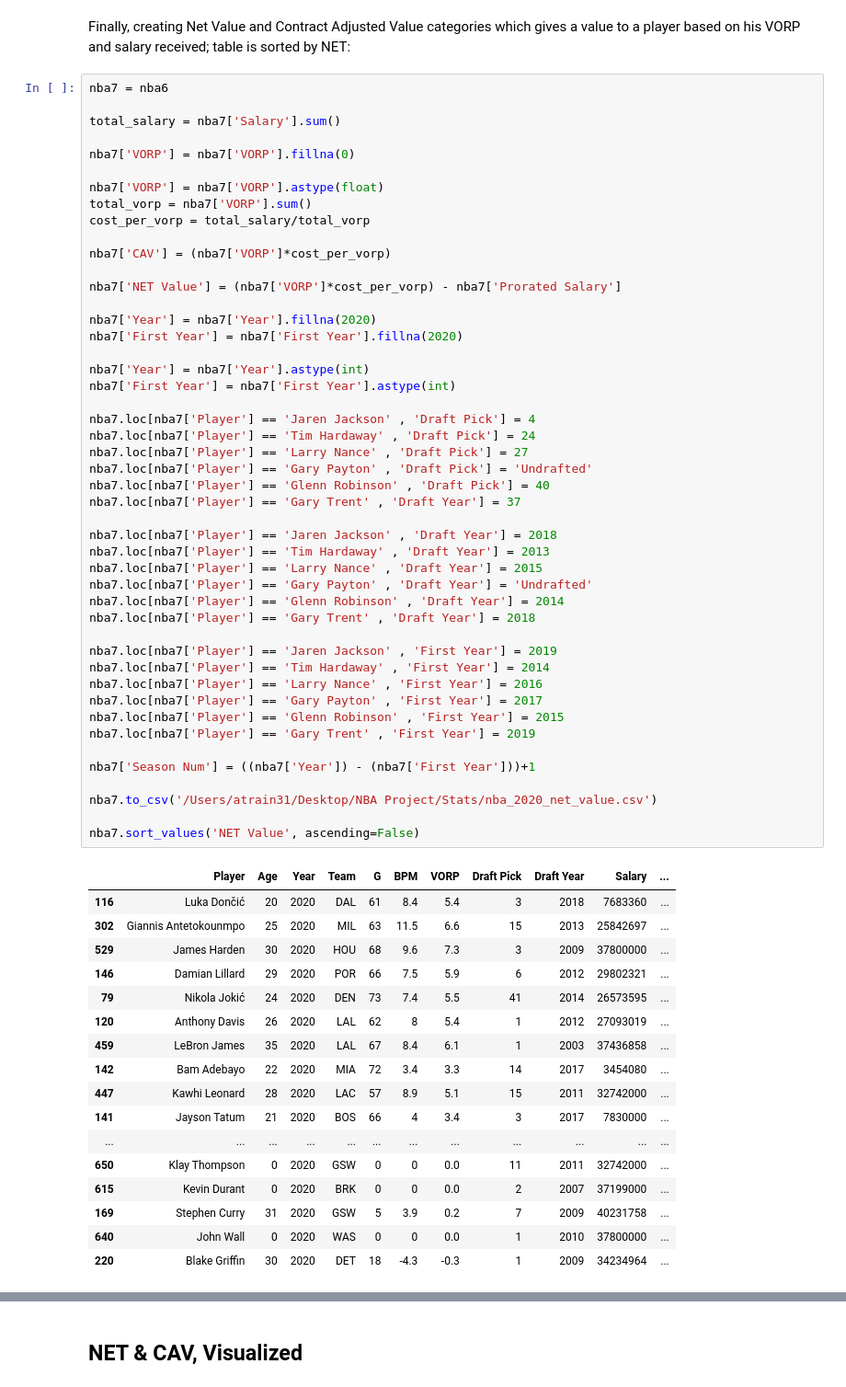
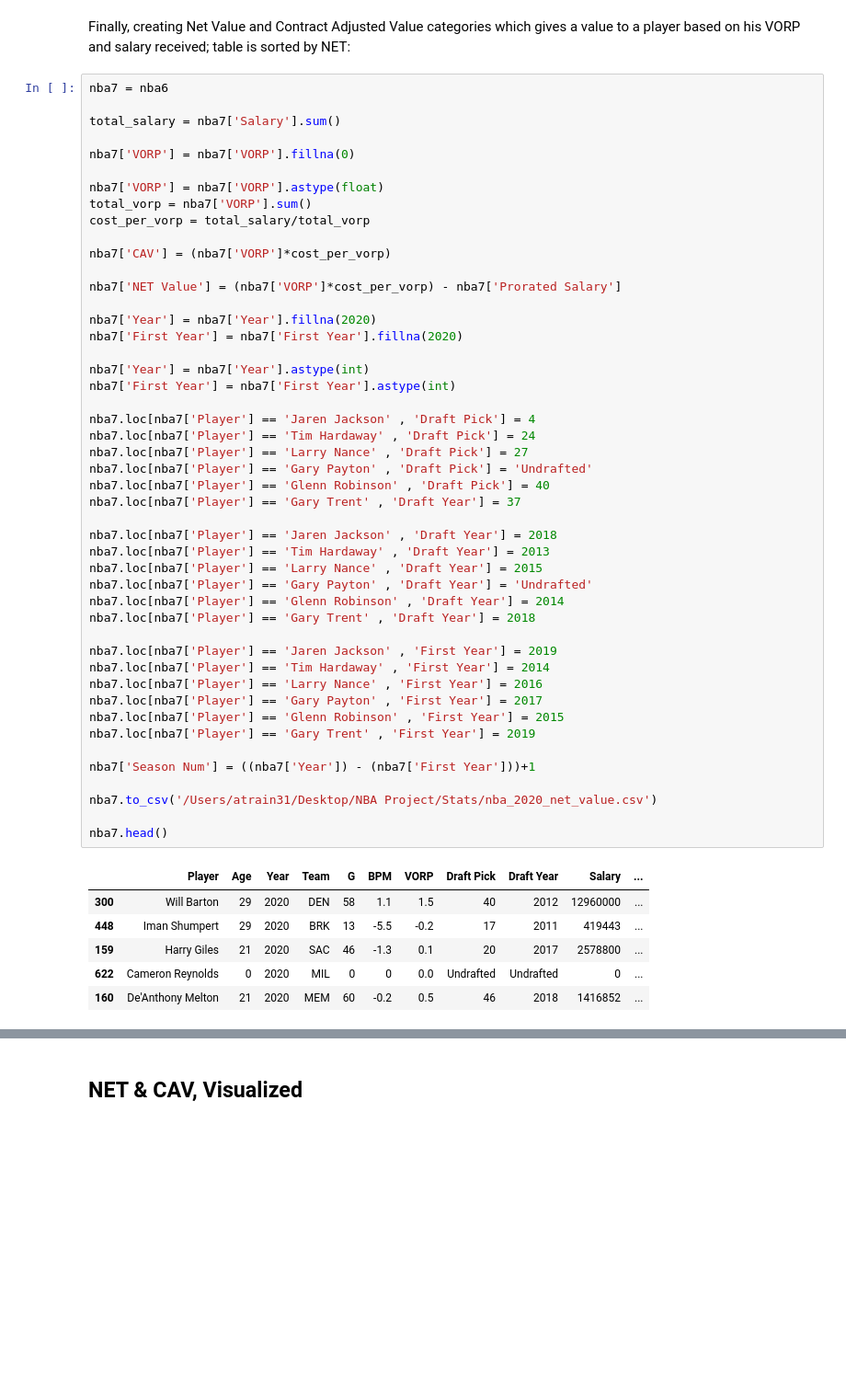
Before and after one commit to adamagovino/nba_project, a Jupyter notebook: Scrape - VORP Net Value 2019-20.ipynb, the cells around one changed output, grey strips where cells are left out. Shown: that part at 92% size. Drawn from its saved outputs; the diff is of its cells as text; blank space fills up the shorter version.

```diff
--- a/Scrape - VORP Net Value 2019-20.ipynb
+++ b/Scrape - VORP Net Value 2019-20.ipynb
@@ -426,47 +420,36 @@ nba7['First Year'] = nba7['First Year'].fillna(2020)
 nba7['Year'] = nba7['Year'].astype(int)
 nba7['First Year'] = nba7['First Year'].astype(int)
 
 nba7.loc[nba7['Player'] == 'Jaren Jackson' , 'Draft Pick'] = 4
 nba7.loc[nba7['Player'] == 'Tim Hardaway' , 'Draft Pick'] = 24
 nba7.loc[nba7['Player'] == 'Larry Nance' , 'Draft Pick'] = 27
 nba7.loc[nba7['Player'] == 'Gary Payton' , 'Draft Pick'] = 'Undrafted'
 nba7.loc[nba7['Player'] == 'Glenn Robinson' , 'Draft Pick'] = 40
 nba7.loc[nba7['Player'] == 'Gary Trent' , 'Draft Year'] = 37
 
 nba7.loc[nba7['Player'] == 'Jaren Jackson' , 'Draft Year'] = 2018
 nba7.loc[nba7['Player'] == 'Tim Hardaway' , 'Draft Year'] = 2013
 nba7.loc[nba7['Player'] == 'Larry Nance' , 'Draft Year'] = 2015
 nba7.loc[nba7['Player'] == 'Gary Payton' , 'Draft Year'] = 'Undrafted'
 nba7.loc[nba7['Player'] == 'Glenn Robinson' , 'Draft Year'] = 2014
 nba7.loc[nba7['Player'] == 'Gary Trent' , 'Draft Year'] = 2018
 
 nba7.loc[nba7['Player'] == 'Jaren Jackson' , 'First Year'] = 2019
 nba7.loc[nba7['Player'] == 'Tim Hardaway' , 'First Year'] = 2014
 nba7.loc[nba7['Player'] == 'Larry Nance' , 'First Year'] = 2016
 nba7.loc[nba7['Player'] == 'Gary Payton' , 'First Year'] = 2017
 nba7.loc[nba7['Player'] == 'Glenn Robinson' , 'First Year'] = 2015
 nba7.loc[nba7['Player'] == 'Gary Trent' , 'First Year'] = 2019
 
 nba7['Season Num'] = ((nba7['Year']) - (nba7['First Year']))+1
 
 nba7.to_csv('/Users/atrain31/Desktop/NBA Project/Stats/nba_2020_net_value.csv')
 
-nba7.sort_values('NET Value', ascending=False)
+nba7.head()
 # %% [output]
 |  | Player | Age | Year | Team | G | BPM | VORP | Draft Pick | Draft Year | Salary | ... |
-| 116 | Luka Dončić | 20 | 2020 | DAL | 61 | 8.4 | 5.4 | 3 | 2018 | 7683360 | ... |
-| 302 | Giannis Antetokounmpo | 25 | 2020 | MIL | 63 | 11.5 | 6.6 | 15 | 2013 | 25842697 | ... |
-| 529 | James Harden | 30 | 2020 | HOU | 68 | 9.6 | 7.3 | 3 | 2009 | 37800000 | ... |
-| 146 | Damian Lillard | 29 | 2020 | POR | 66 | 7.5 | 5.9 | 6 | 2012 | 29802321 | ... |
-| 79 | Nikola Jokić | 24 | 2020 | DEN | 73 | 7.4 | 5.5 | 41 | 2014 | 26573595 | ... |
-| 120 | Anthony Davis | 26 | 2020 | LAL | 62 | 8 | 5.4 | 1 | 2012 | 27093019 | ... |
-| 459 | LeBron James | 35 | 2020 | LAL | 67 | 8.4 | 6.1 | 1 | 2003 | 37436858 | ... |
-| 142 | Bam Adebayo | 22 | 2020 | MIA | 72 | 3.4 | 3.3 | 14 | 2017 | 3454080 | ... |
-| 447 | Kawhi Leonard | 28 | 2020 | LAC | 57 | 8.9 | 5.1 | 15 | 2011 | 32742000 | ... |
-| 141 | Jayson Tatum | 21 | 2020 | BOS | 66 | 4 | 3.4 | 3 | 2017 | 7830000 | ... |
-| ... | ... | ... | ... | ... | ... | ... | ... | ... | ... | ... | ... |
-| 650 | Klay Thompson | 0 | 2020 | GSW | 0 | 0 | 0.0 | 11 | 2011 | 32742000 | ... |
-| 615 | Kevin Durant | 0 | 2020 | BRK | 0 | 0 | 0.0 | 2 | 2007 | 37199000 | ... |
-| 169 | Stephen Curry | 31 | 2020 | GSW | 5 | 3.9 | 0.2 | 7 | 2009 | 40231758 | ... |
-| 640 | John Wall | 0 | 2020 | WAS | 0 | 0 | 0.0 | 1 | 2010 | 37800000 | ... |
-| 220 | Blake Griffin | 30 | 2020 | DET | 18 | -4.3 | -0.3 | 1 | 2009 | 34234964 | ... |
+| 300 | Will Barton | 29 | 2020 | DEN | 58 | 1.1 | 1.5 | 40 | 2012 | 12960000 | ... |
+| 448 | Iman Shumpert | 29 | 2020 | BRK | 13 | -5.5 | -0.2 | 17 | 2011 | 419443 | ... |
+| 159 | Harry Giles | 21 | 2020 | SAC | 46 | -1.3 | 0.1 | 20 | 2017 | 2578800 | ... |
+| 622 | Cameron Reynolds | 0 | 2020 | MIL | 0 | 0 | 0.0 | Undrafted | Undrafted | 0 | ... |
+| 160 | De'Anthony Melton | 21 | 2020 | MEM | 60 | -0.2 | 0.5 | 46 | 2018 | 1416852 | ... |
```
Also changed, not shown: parts of 2 cells of this notebook.
